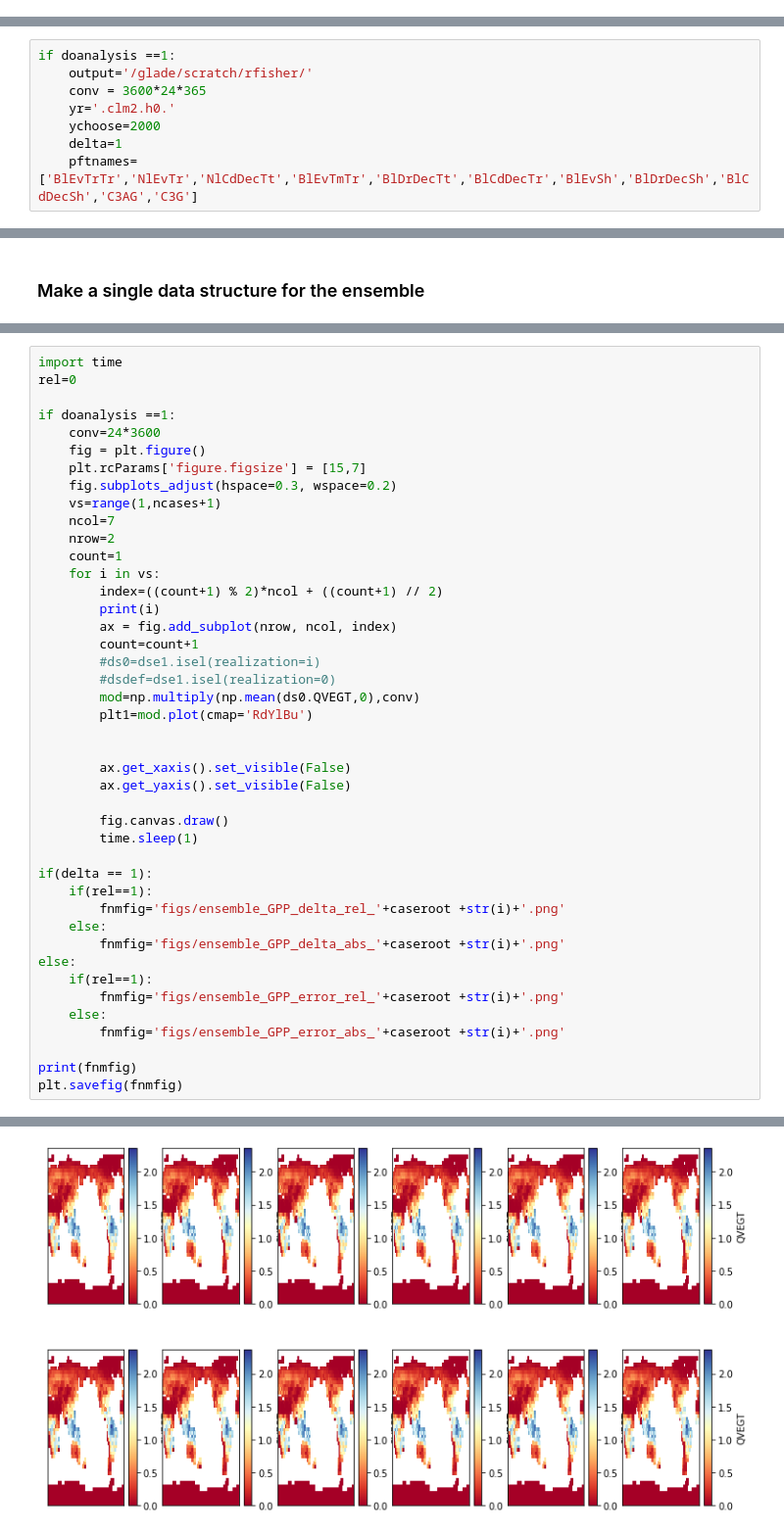
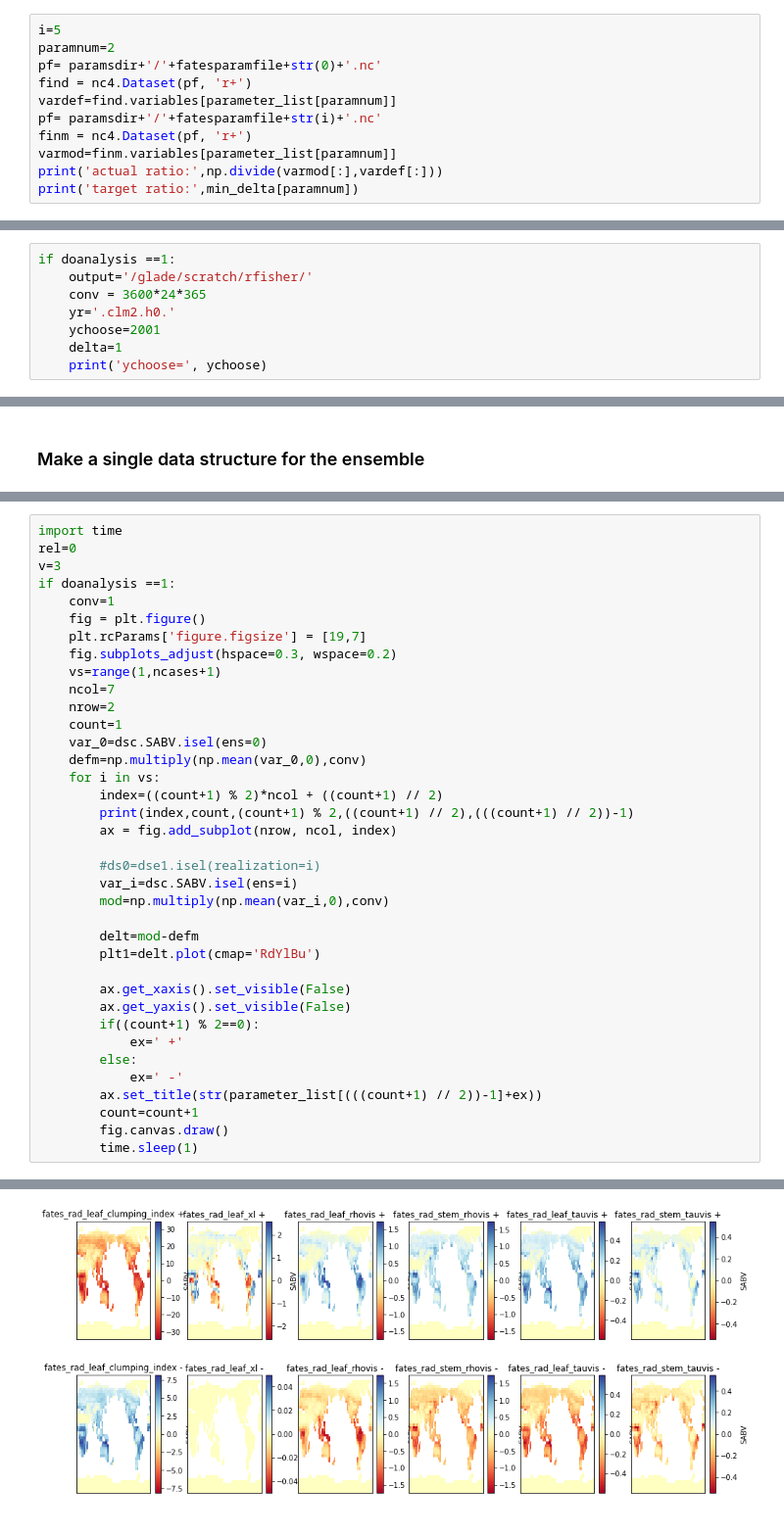
Before and after one commit to adrifoster/fates-global-cal, a Jupyter notebook: jupyter_ppe_scripts/generic_ensemble_script.ipynb, the cells around one changed output, grey strips where cells are left out. Shown at 98% size. Drawn from its saved outputs; the diff is of its cells as text.

Commit message:
working generic jupyter ensemble script

```diff
--- a/jupyter_ppe_scripts/generic_ensemble_script.ipynb
+++ b/jupyter_ppe_scripts/generic_ensemble_script.ipynb
@@ -473,0 +466,11 @@ pftfilename =  fates_params_RTM_ens1_12
+# %%
+i=5
+paramnum=2
+pf= paramsdir+'/'+fatesparamfile+str(0)+'.nc'
+find = nc4.Dataset(pf, 'r+')
+vardef=find.variables[parameter_list[paramnum]]
+pf= paramsdir+'/'+fatesparamfile+str(i)+'.nc'
+finm = nc4.Dataset(pf, 'r+')
+varmod=finm.variables[parameter_list[paramnum]]
+print('actual ratio:',np.divide(varmod[:],vardef[:]))
+print('target ratio:',min_delta[paramnum])
@@ -539,6 +621,6 @@ if doanalysis ==1:
     output='/glade/scratch/rfisher/'
     conv = 3600*24*365
     yr='.clm2.h0.'
-    ychoose=2000
+    ychoose=2001
     delta=1
-    pftnames=['BlEvTrTr','NlEvTr','NlCdDecTt','BlEvTmTr','BlDrDecTt','BlCdDecTr','BlEvSh','BlDrDecSh','BlCdDecSh','C3AG','C3G']
+    print('ychoose=', ychoose)
@@ -618,44 +739,38 @@ end
 # %%
 import time
 rel=0
-
+v=3
 if doanalysis ==1:
-    conv=24*3600
+    conv=1
     fig = plt.figure()
-    plt.rcParams['figure.figsize'] = [15,7]
+    plt.rcParams['figure.figsize'] = [19,7]
     fig.subplots_adjust(hspace=0.3, wspace=0.2)
     vs=range(1,ncases+1)
     ncol=7
     nrow=2
     count=1
+    var_0=dsc.SABV.isel(ens=0)
+    defm=np.multiply(np.mean(var_0,0),conv)
     for i in vs:
         index=((count+1) % 2)*ncol + ((count+1) // 2)
-        print(i)
+        print(index,count,(count+1) % 2,((count+1) // 2),(((count+1) // 2))-1)
         ax = fig.add_subplot(nrow, ncol, index)
-        count=count+1
+
         #ds0=dse1.isel(realization=i)
-        #dsdef=dse1.isel(realization=0)
-        mod=np.multiply(np.mean(ds0.QVEGT,0),conv)
-        plt1=mod.plot(cmap='RdYlBu')
+        var_i=dsc.SABV.isel(ens=i)
+        mod=np.multiply(np.mean(var_i,0),conv)
 
+        delt=mod-defm
+        plt1=delt.plot(cmap='RdYlBu')
 
         ax.get_xaxis().set_visible(False)
         ax.get_yaxis().set_visible(False)
-
+        if((count+1) % 2==0):
+            ex=' +'
+        else:
+            ex=' -'
+        ax.set_title(str(parameter_list[(((count+1) // 2))-1]+ex))
+        count=count+1
         fig.canvas.draw()
         time.sleep(1)
-
-if(delta == 1):
-    if(rel==1):
-        fnmfig='figs/ensemble_GPP_delta_rel_'+caseroot +str(i)+'.png'
-    else:
-        fnmfig='figs/ensemble_GPP_delta_abs_'+caseroot +str(i)+'.png'
-else:
-    if(rel==1):
-        fnmfig='figs/ensemble_GPP_error_rel_'+caseroot +str(i)+'.png'
-    else:
-        fnmfig='figs/ensemble_GPP_error_abs_'+caseroot +str(i)+'.png'
-
-print(fnmfig)
-plt.savefig(fnmfig)
 # %% [output]
@@ -675 +789 @@ figs/ensemble_GPP_delta_abs_RTM_ens1_case_12.png
-[figure, old version]
+[figure, new version]
```
Also changed, not shown: parts of 39 cells of this notebook.
